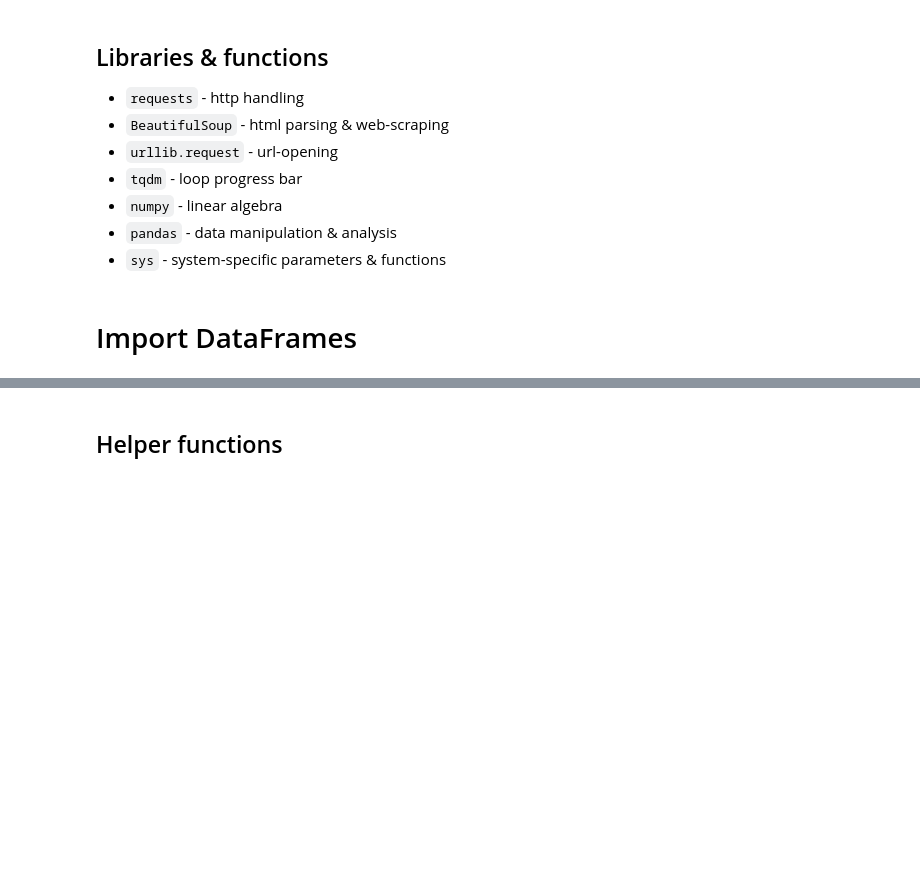
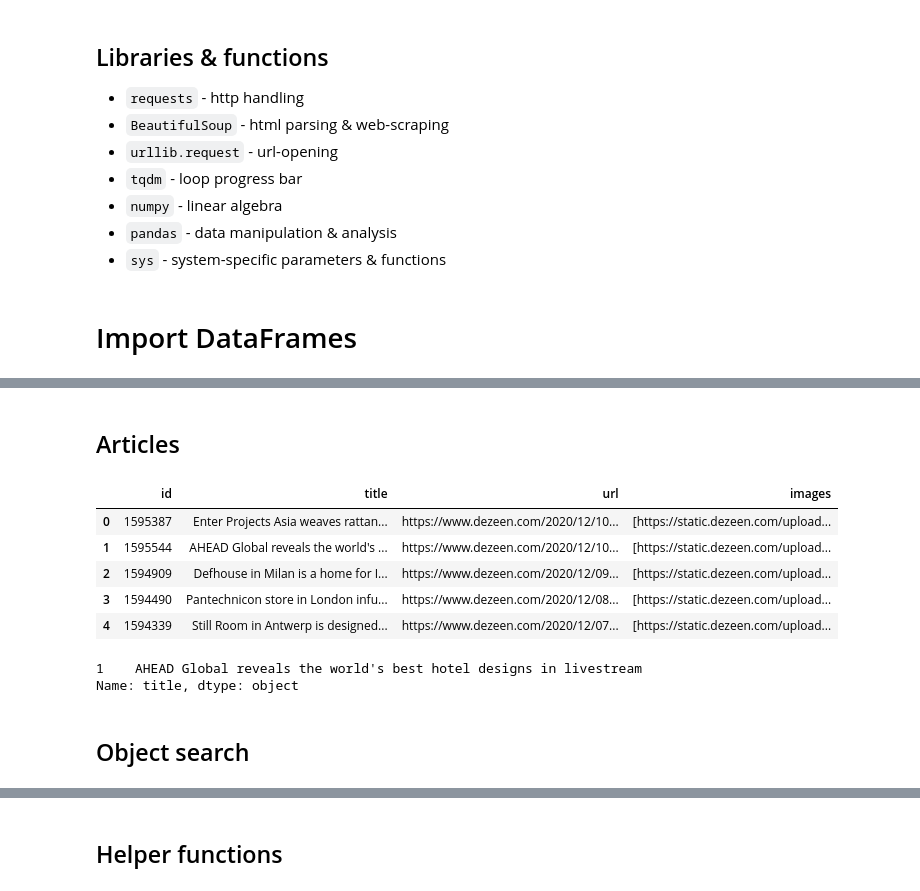
Before and after one commit to rickkk856/dezeenAI, a Jupyter notebook: 5_SearchEngine.ipynb, the cells around one changed output, grey strips where cells are left out. Saved outputs shown, nothing was run; the diff lists cells and outputs as text; code cells hidden in the pictures; blank space fills up the shorter version.

```diff
--- a/5_SearchEngine.ipynb
+++ b/5_SearchEngine.ipynb
@@ -62,0 +68,19 @@ df.head()
+# %% [markdown]
+## Articles
+# %%
+articles_df = pd.read_pickle('files/articles.pkl')
+articles_df.head()
+# %% [output]
+|  | id | title | url | images |
+| 0 | 1595387 | Enter Projects Asia weaves rattan... | https://www.dezeen.com/2020/12/10... | [https://static.dezeen.com/upload... |
+| 1 | 1595544 | AHEAD Global reveals the world's ... | https://www.dezeen.com/2020/12/10... | [https://static.dezeen.com/upload... |
+| 2 | 1594909 | Defhouse in Milan is a home for I... | https://www.dezeen.com/2020/12/09... | [https://static.dezeen.com/upload... |
+| 3 | 1594490 | Pantechnicon store in London infu... | https://www.dezeen.com/2020/12/08... | [https://static.dezeen.com/upload... |
+| 4 | 1594339 | Still Room in Antwerp is designed... | https://www.dezeen.com/2020/12/07... | [https://static.dezeen.com/upload... |
+# %%
+articles_df[articles_df['id'] == '1595544']['title']
+# %% [output]
+1    AHEAD Global reveals the world's best hotel designs in livestream
+Name: title, dtype: object
+# %% [markdown]
+## Object search
```
Also changed, not shown: parts of 12 cells of this notebook, 3 other files.
